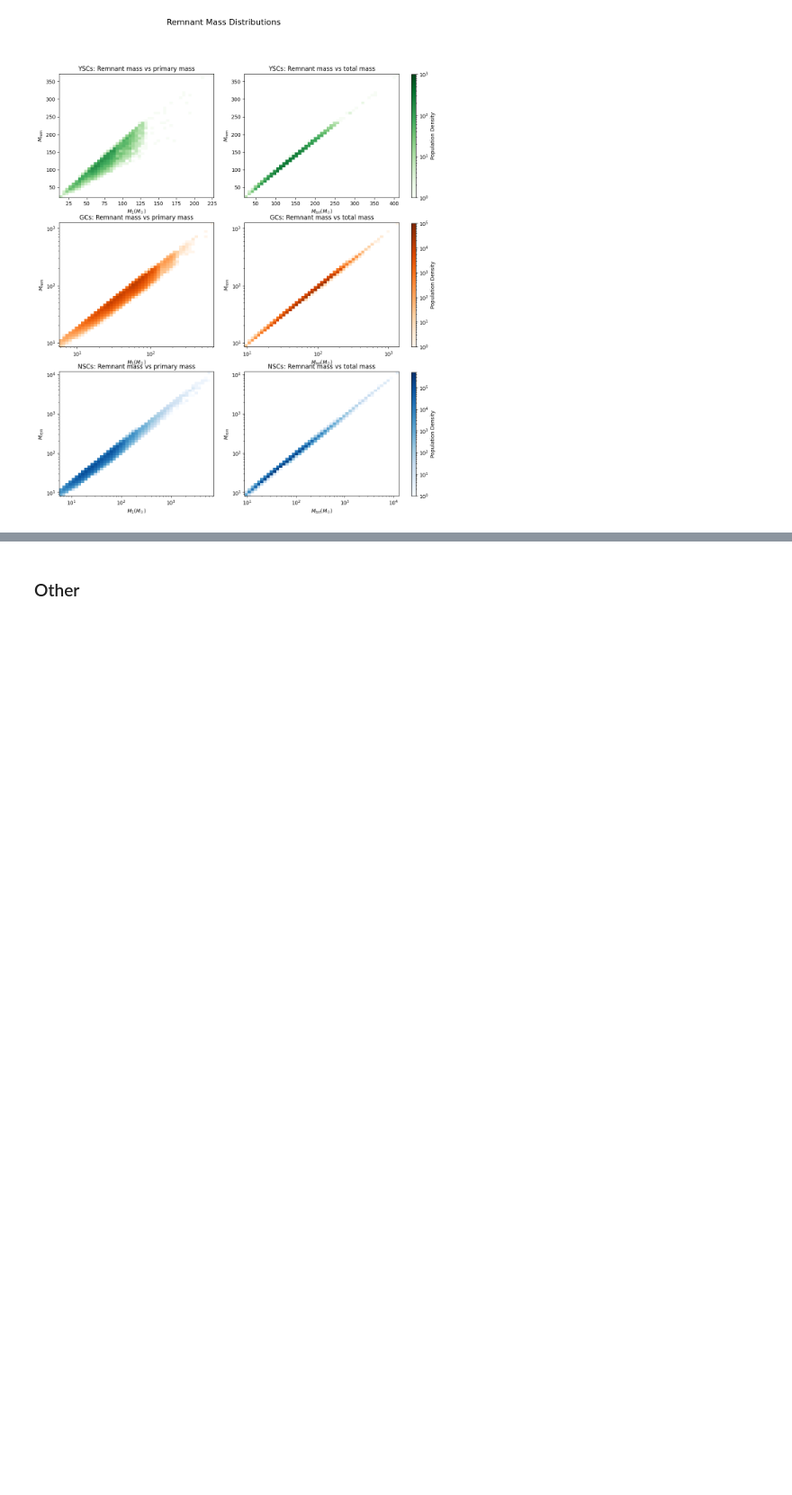
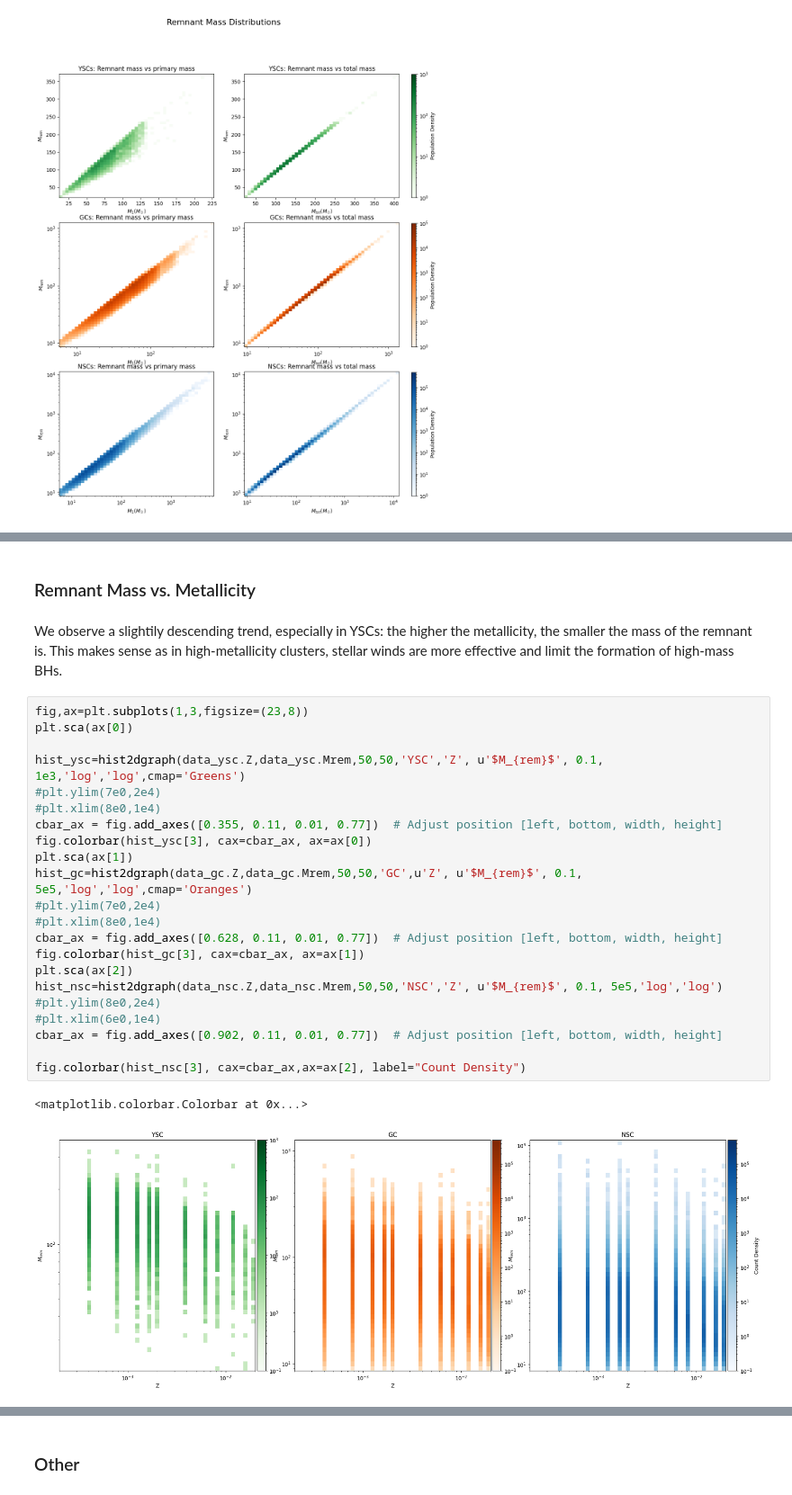
Before and after one commit to BelliLuigi/Hierarchical-mergers-of-black-holes, a Jupyter notebook: pr-marghe.ipynb, the cells around one changed output, grey strips where cells are left out. Shown: that part at 90% size. Saved outputs shown, nothing was run; the diff lists cells and outputs as text; blank space fills up the shorter version.

```diff
--- a/pr-marghe.ipynb
+++ b/pr-marghe.ipynb
@@ -380,0 +326,29 @@ Spin secondario invece è a due picchi, uno come l'altro e uno più piccolo. Con
+# %% [markdown]
+### Remnant Mass vs. Metallicity
+# %% [markdown]
+We observe a slightily descending trend, especially in YSCs: the higher the metallicity, the smaller the mass of the remnant is. This makes sense as in high-metallicity clusters, stellar winds are more effective and limit the formation of high-mass BHs.
+# %%
+fig,ax=plt.subplots(1,3,figsize=(23,8))
+plt.sca(ax[0])
+
+hist_ysc=hist2dgraph(data_ysc.Z,data_ysc.Mrem,50,50,'YSC','Z', u'$M_{rem}$', 0.1, 1e3,'log','log',cmap='Greens')
+#plt.ylim(7e0,2e4)
+#plt.xlim(8e0,1e4)
+cbar_ax = fig.add_axes([0.355, 0.11, 0.01, 0.77])  # Adjust position [left, bottom, width, height]
+fig.colorbar(hist_ysc[3], cax=cbar_ax, ax=ax[0])
+plt.sca(ax[1])
+hist_gc=hist2dgraph(data_gc.Z,data_gc.Mrem,50,50,'GC',u'Z', u'$M_{rem}$', 0.1, 5e5,'log','log',cmap='Oranges')
+#plt.ylim(7e0,2e4)
+#plt.xlim(8e0,1e4)
+cbar_ax = fig.add_axes([0.628, 0.11, 0.01, 0.77])  # Adjust position [left, bottom, width, height]
+fig.colorbar(hist_gc[3], cax=cbar_ax, ax=ax[1])
+plt.sca(ax[2])
+hist_nsc=hist2dgraph(data_nsc.Z,data_nsc.Mrem,50,50,'NSC','Z', u'$M_{rem}$', 0.1, 5e5,'log','log')
+#plt.ylim(8e0,2e4)
+#plt.xlim(6e0,1e4)
+cbar_ax = fig.add_axes([0.902, 0.11, 0.01, 0.77])  # Adjust position [left, bottom, width, height]
+
+fig.colorbar(hist_nsc[3], cax=cbar_ax,ax=ax[2], label="Count Density")
+# %% [output]
+<matplotlib.colorbar.Colorbar at 0x...>
+[figure, added]
```
Also changed, not shown: parts of 14 cells of this notebook.
